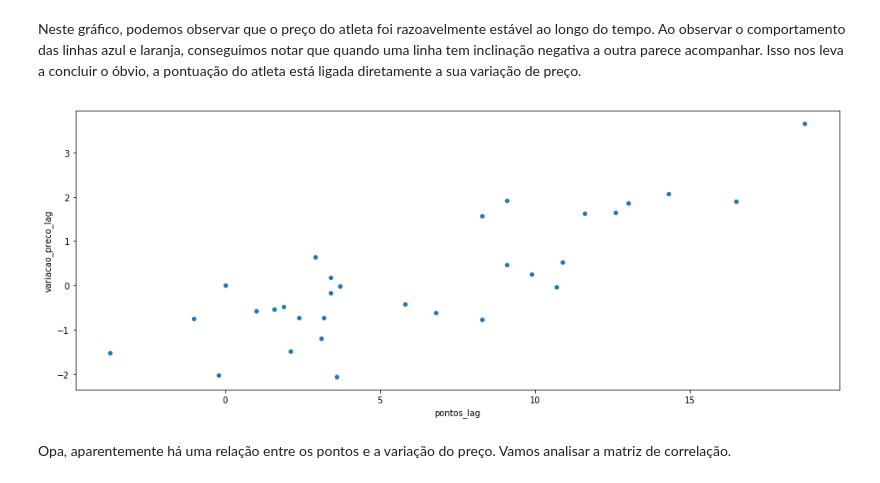
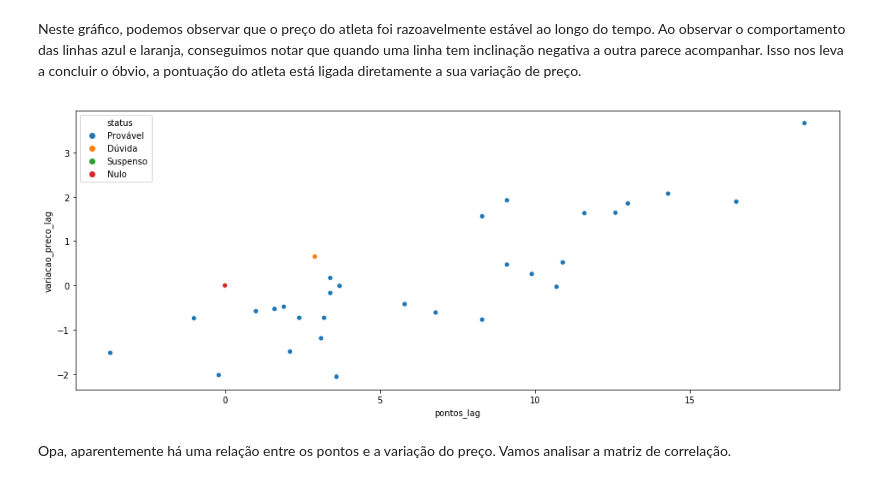
Before and after one commit to henriquepgomide/caRtola, a Jupyter notebook: src/python/desafio_valorizacao/# Descobrindo o algoritmo de valorização do Cartola FC - Parte I.ipynb, the cells around one changed output. Drawn from its saved outputs; the diff is of its cells as text; code cells hidden in the pictures.

```diff
--- a/src/python/desafio_valorizacao/Engenharia reversa.ipynb
+++ b/src/python/desafio_valorizacao/# Descobrindo o algoritmo de valorização do Cartola FC - Parte I.ipynb
@@ -104,9 +113,9 @@ g = sns.lineplot(x='rodada', y='value', hue='variable', data=paqueta_plot)
 Neste gráfico, podemos observar que o preço do atleta foi razoavelmente estável ao longo do tempo. Ao observar o comportamento das linhas azul e laranja, conseguimos notar que quando uma linha tem inclinação negativa a outra parece acompanhar. Isso nos leva a concluir o óbvio, a pontuação do atleta está ligada diretamente a sua variação de preço.
 # %%
 plt.figure(figsize=(16, 6))
-g = sns.scatterplot(x='pontos_lag', y='variacao_preco_lag', data=paqueta)
+g = sns.scatterplot(x='pontos_lag', y='variacao_preco_lag', hue='status', data=paqueta)
 # %% [output]
-[figure, old version]
+[figure, new version]
 # %% [markdown]
 Opa, aparentemente há uma relação entre os pontos e a variação do preço. Vamos analisar a matriz de correlação.
 # %%
```
Also changed, not shown: parts of 9 cells of this notebook.
